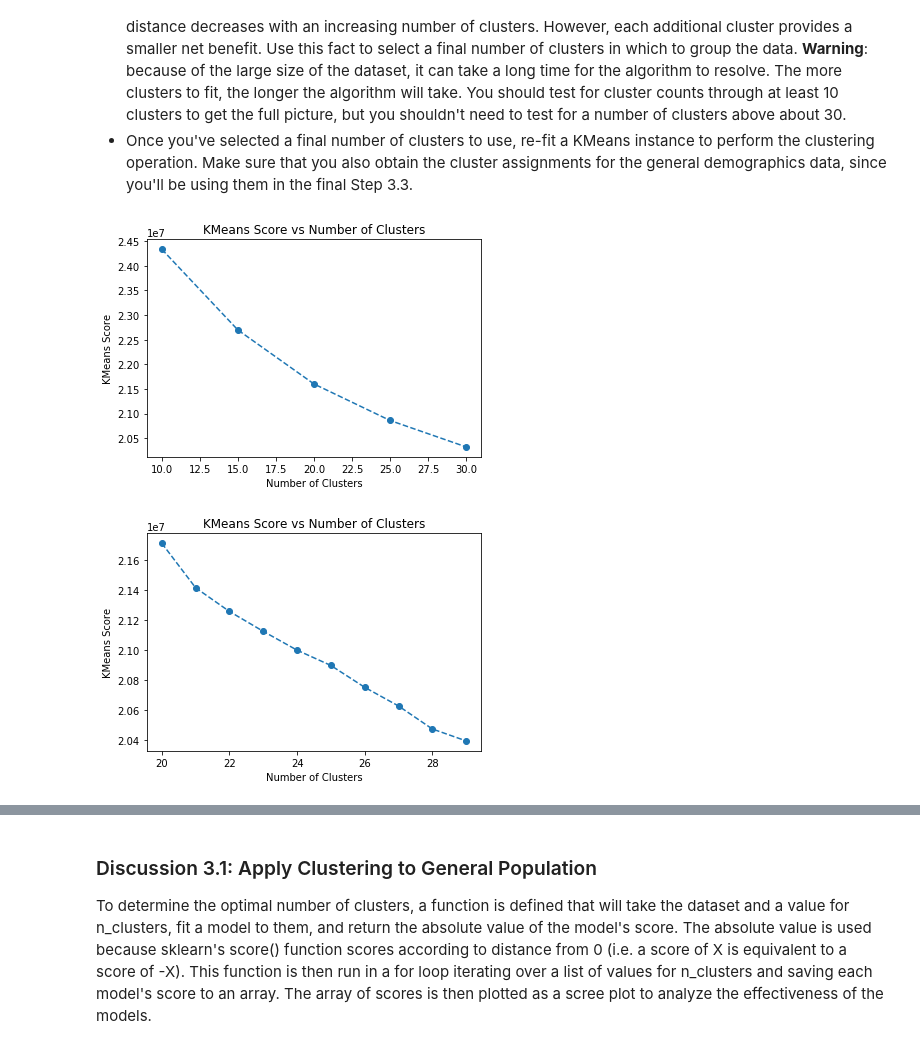
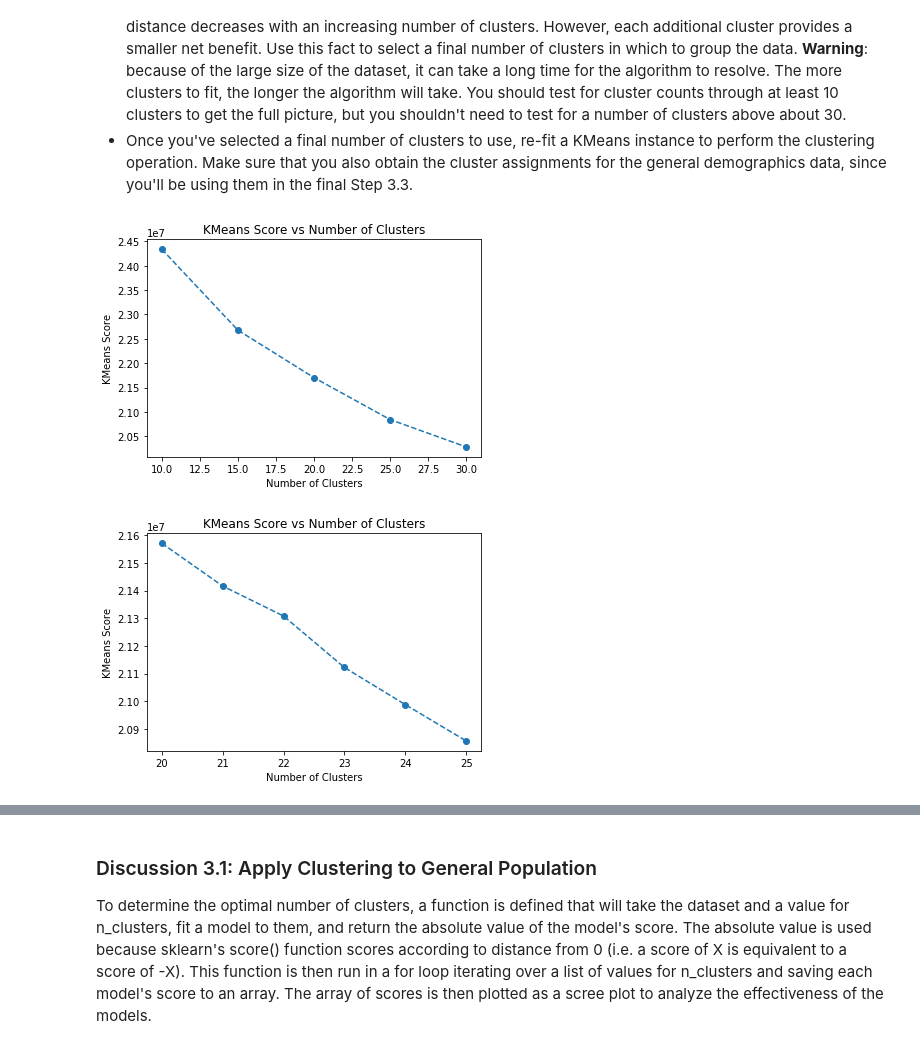
Before and after one commit to KeraKitty/identify_customer_segments, a Jupyter notebook: Identify_Customer_Segments.ipynb, the cells around one changed output, grey strips where cells are left out. Cells and saved outputs as stored; diff of their text form; code cells hidden in the pictures.

```diff
--- a/Identify_Customer_Segments.ipynb
+++ b/Identify_Customer_Segments.ipynb
@@ -1620,7 +1587,10 @@ plot_exp_var(pca_none)
 pca_comp_52 = PCA(n_components = 52) # Manual selection
 pca_var_95 = PCA(n_components = 0.95, svd_solver = 'full') # Variance-based selection
 
-comp_52 = pca_comp_52.fit_transform(azdias_clean)
+# Fit and transform for selected n_components
+comp_52 = pca_comp_52.fit(azdias_clean)
+azdias_pca_52 = comp_52.transform(azdias_clean)
+
 var_95 = pca_var_95.fit_transform(azdias_clean)
 # %%
 # Plot explained variance for manual selection PCA
@@ -1965,7 +1933,7 @@ scores = []
 num_clusters = list(range(10, 31, 5))
 
 for val in num_clusters:
-    scores.append(kmeans_eval(comp_52, val))
+    scores.append(kmeans_eval(azdias_pca_52, val))
 # %%
 # Investigate the change in within-cluster distance across number of clusters
 plt.plot(num_clusters, scores, linestyle='--', marker='o')
@@ -1974,22 +1942,22 @@ plt.xlabel('Number of Clusters')
 plt.ylabel('KMeans Score')
 plt.show();
 # %% [output]
-[figure, old version]
+[figure, new version]
 # %%
-# Run comparison again on smaller range
+# Run comparison again on narrower range
 scores = []
 num_clusters = list(range(20, 26))
 
 for val in num_clusters:
-    scores.append(kmeans_eval(comp_52, val))
+    scores.append(kmeans_eval(azdias_pca_52, val))
 
 plt.plot(num_clusters, scores, linestyle='--', marker='o')
 plt.title('KMeans Score vs Number of Clusters')
 plt.xlabel('Number of Clusters')
 plt.ylabel('KMeans Score')
 plt.show();
 # %% [output]
-[figure, old version]
+[figure, new version]
 # %%
 # Re-fit the k-means model with the selected number of clusters and obtain
 # cluster predictions for the general population demographics data.
```
Also changed, not shown: parts of 38 cells of this notebook.
